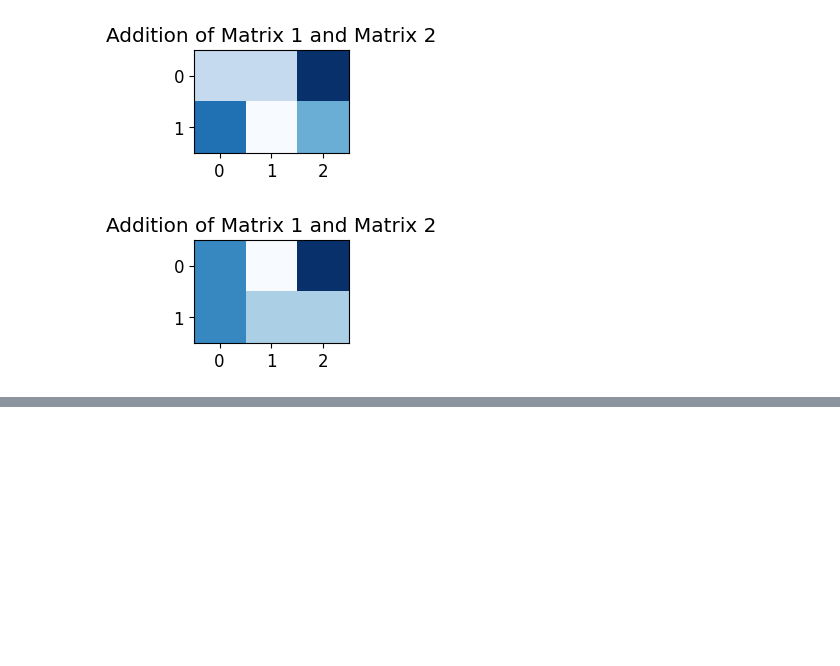
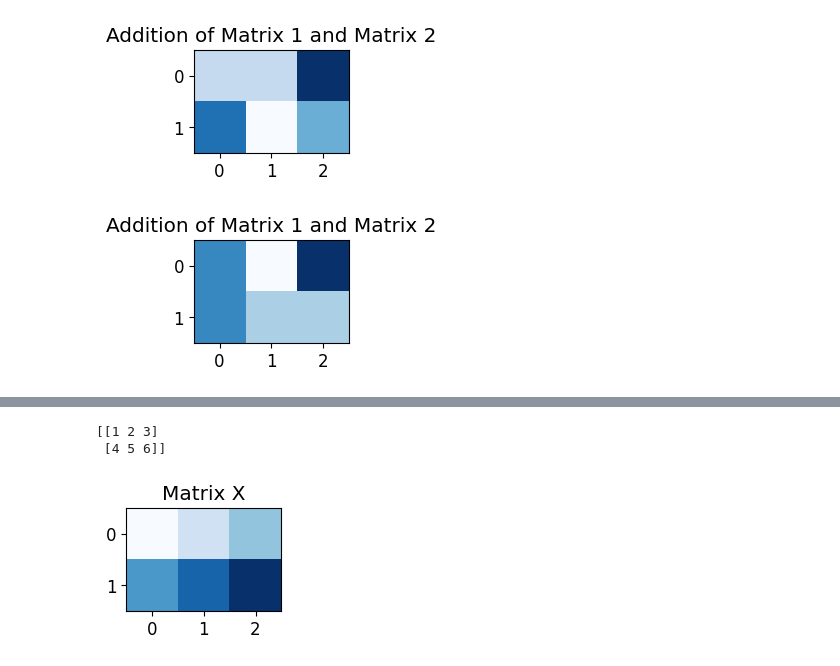
Before and after one commit to Nyctophilic-nikes/Linear-Algebra-with-Python, a Jupyter notebook: Main.ipynb, the cells around one changed output, grey strips where cells are left out. Drawn from its saved outputs; the diff is of its cells as text; code cells hidden in the pictures; blank space fills up the shorter version.

```diff
--- a/Main.ipynb
+++ b/Main.ipynb
@@ -269,0 +315,13 @@ plt.show()
+# %%
+X = np.array([[1,2,3],[4,5,6]])
+
+print(X)
+
+plt.figure(figsize=(2,2))
+plt.imshow(X, cmap='Blues')
+plt.title("Matrix X")
+plt.show()
+# %% [output]
+[[1 2 3]
+ [4 5 6]]
+[figure, added]
```
Also changed, not shown: parts of 9 cells of this notebook.
